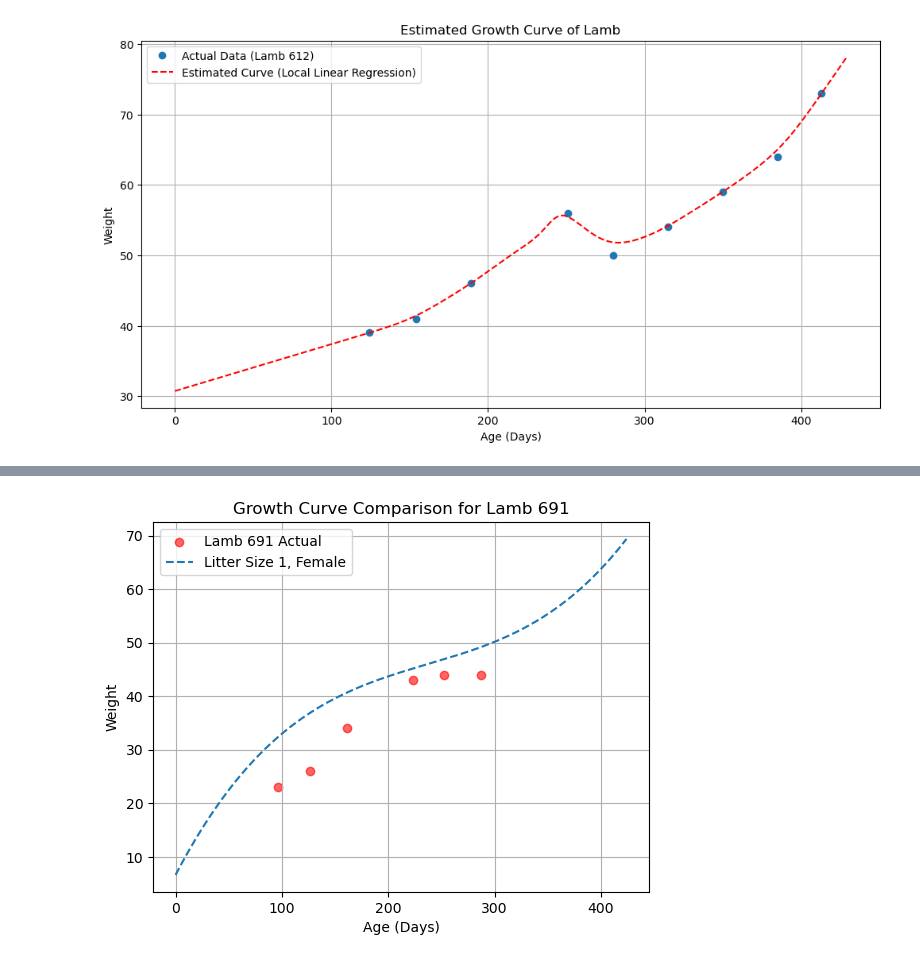
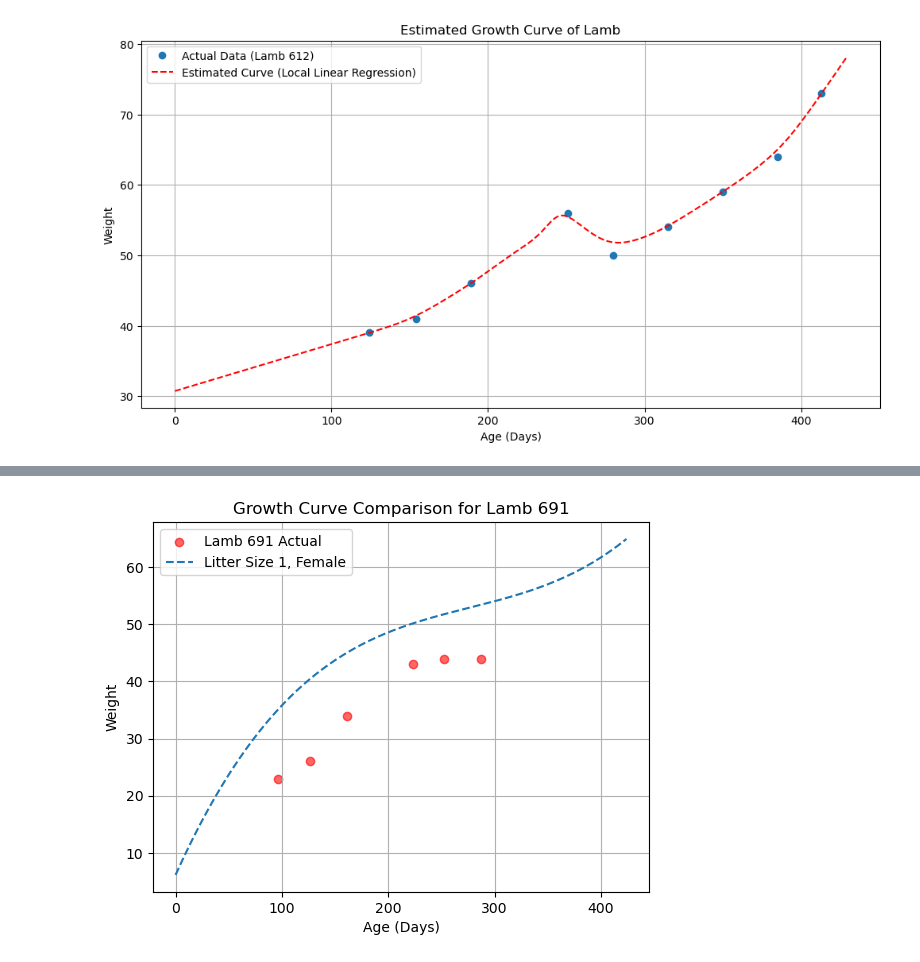
Before and after one commit to Shri-991987/Dissertation_Longitudinal_Analysis_Of_Farm_Animal_Development, a Jupyter notebook: Dissertation_Update.ipynb, the cells around one changed output, grey strips where cells are left out. Saved outputs shown, nothing was run; the diff lists cells and outputs as text; code cells hidden in the pictures.

```diff
--- a/Dissertation_Update.ipynb
+++ b/Dissertation_Update.ipynb
@@ -789,0 +1561,4 @@ plot_general_trends(model, poly, age_range)
+# %%
+final_comb_mulx = pd.get_dummies(comb_mul_df, columns=['Gender','Type'], drop_first=True)
+final_comb_mulx.dropna(subset=['Weight'], inplace=True)
+final_comb_mulx.reset_index(drop=True, inplace=True)
@@ -789,0 +1585,37 @@ plot_general_trends(model, poly, age_range)
+# %%
+from sklearn.model_selection import train_test_split
+from sklearn.linear_model import LinearRegression
+from sklearn.preprocessing import PolynomialFeatures
+from sklearn.metrics import mean_squared_error, r2_score
+
+final_comb_mulx=final_comb_mulx.dropna()
+
+# Defining the independent variables (features) and dependent variable (target)
+X = final_comb_mulx[['Age (Days)', 'Litter_size', 'Gender_M','Type_pedigree']]
+y = final_comb_mulx['Weight']
+
+# Spliting the data into training and testing sets (Cross Validation)
+X_train, X_test, y_train, y_test = train_test_split(X, y, test_size=0.25, random_state=42)
+
+# Polynomial transformation (3rd order)
+poly = PolynomialFeatures(degree=3)
+X_poly_train = poly.fit_transform(X_train)
+X_poly_test = poly.transform(X_test)
+
+# Initialize and fit the model
+model = LinearRegression()
+model.fit(X_poly_train, y_train)
+
+# Predict the weights for the test set
+y_pred = model.predict(X_poly_test)
+
+# Calculate the residuals
+residuals = y_test - y_pred
+
+# Evaluate the model
+mse = mean_squared_error(y_test, y_pred)
+r2 = r2_score(y_test, y_pred)
+
+
+print(f'Mean Squared Error: {mse}')
+print(f'R-squared: {r2}')
@@ -892,35 +2005,35 @@ def plot_lamb_vs_general_trends(df, lamb_no, age_range, model, poly):
     # Actual data points for the specific lamb
     lamb_data = df[df['No.'] == lamb_no]
 
     # Plot the actual data points for the specific lamb
     plt.scatter(lamb_data['Age (Days)'], lamb_data['Weight'], label=f'Lamb {lamb_no} Actual', alpha=0.6, color='red')
 
     # Define litter sizes and gender for the general trends
     litter_sizes = [1]
     gender = 0  # Assuming 0 for female
 
     for litter_size in litter_sizes:
         # Predict weights for the general trend
         predicted_weights = predict_general_trend(age_range, litter_size, gender, model, poly)
 
         # Plot the predicted growth curve
         label = f'Litter Size {litter_size}, Female'
         plt.plot(age_range, predicted_weights, linestyle='--', label=label)
 
     plt.title(f'Growth Curve Comparison for Lamb {lamb_no}')
     plt.xlabel('Age (Days)')
     plt.ylabel('Weight')
     plt.legend()
     plt.grid(True)
     plt.show()
 
 # Example usage
 age_range = np.arange(0, 425, 2)  # Age range from 90 to 425 days
 
 # Call the plotting function for lamb 629
-plot_lamb_vs_general_trends(final_mul, 691, age_range, model, poly)
+plot_lamb_vs_general_trends(final_comb_mul1, 691, age_range, model, poly)
 # %% [output]
-[figure, old version]
+[figure, new version]
 # %%
 # Function to predict weights for given litter size and gender
 def predict_general_trend(age_range, litter_size, gender, model, poly):
```
Also changed, not shown: parts of 84 cells of this notebook.
